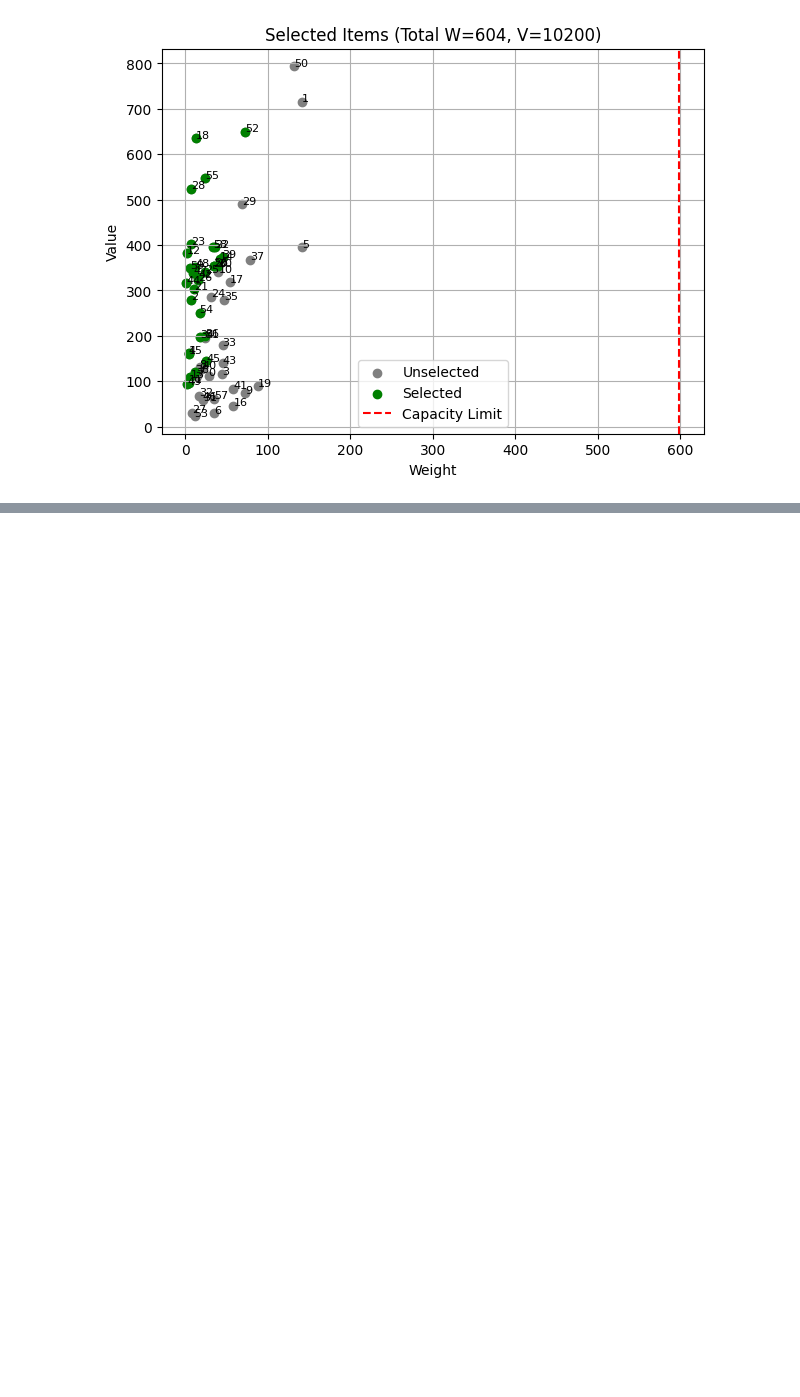
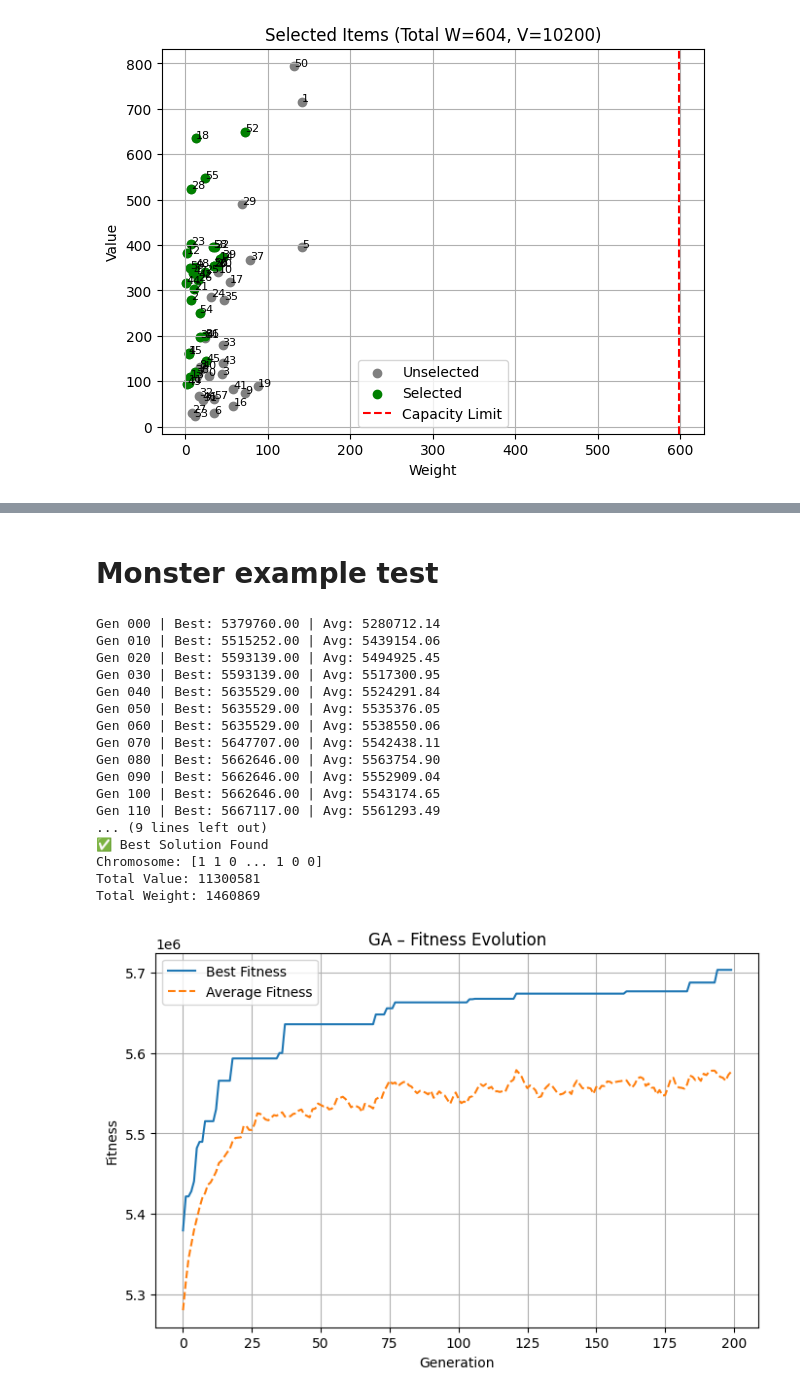
Before and after one commit to haarmeggido/evolutionary-knapsack-problem, a Jupyter notebook: src/Evolutionary_Algorithms_Knapsack_problem.ipynb, the cells around one changed output, grey strips where cells are left out. Cells and saved outputs as stored; diff of their text form; code cells hidden in the pictures; blank space fills up the shorter version.

Commit message:
functionalized dataset generation, created monster example xd

```diff
--- a/src/Evolutionary_Algorithms_Knapsack_problem.ipynb
+++ b/src/Evolutionary_Algorithms_Knapsack_problem.ipynb
@@ -292,0 +395,15 @@ Total Weight: 604
+# %%
+values_mon, weights_mon, capacity_mon, info = generate_knapsack_dataset(
+    n_items=100000,
+    capacity_ratio=0.3,
+    seed=42,
+    n_heavy=10000,
+    n_efficient=1000,
+    n_deceptive=1000
+)
+
+print(f"Items: {len(values_mon)}, Capacity: {capacity_mon}")
+print(f"Value range: {values_mon.min()}–{values_mon.max()}, Weight range: {weights_mon.min()}–{weights_mon.max()}")
+print("Heavy items:", info["heavy"])
+print("Efficient items:", info["efficient"])
+print("Deceptive items:", info["deceptive"])
@@ -292,0 +428,45 @@ Total Weight: 604
+# %% [markdown]
+# Monster example test
+# %%
+problem_adv = KnapsackProblem(values_mon, weights_mon, capacity_mon)
+
+# Configure GA hyperparameters
+ga = GeneticAlgorithm(
+    problem_adv,
+    pop_size=80,
+    generations=200,
+    crossover_rate=0.8,
+    mutation_rate=0.05,
+    elitism=True,
+    seed=42
+)
+
+best_ind, best_val, best_wt = ga.train(verbose=True)
+
+print("\n✅ Best Solution Found")
+print("Chromosome:", best_ind)
+print("Total Value:", best_val)
+print("Total Weight:", best_wt)
+
+# Visualization
+ga.plot_fitness()
+ga.plot_items()
+# %% [output]
+Gen 000 | Best: 5379760.00 | Avg: 5280712.14
+Gen 010 | Best: 5515252.00 | Avg: 5439154.06
+Gen 020 | Best: 5593139.00 | Avg: 5494925.45
+Gen 030 | Best: 5593139.00 | Avg: 5517300.95
+Gen 040 | Best: 5635529.00 | Avg: 5524291.84
+Gen 050 | Best: 5635529.00 | Avg: 5535376.05
+Gen 060 | Best: 5635529.00 | Avg: 5538550.06
+Gen 070 | Best: 5647707.00 | Avg: 5542438.11
+Gen 080 | Best: 5662646.00 | Avg: 5563754.90
+Gen 090 | Best: 5662646.00 | Avg: 5552909.04
+Gen 100 | Best: 5662646.00 | Avg: 5543174.65
+Gen 110 | Best: 5667117.00 | Avg: 5561293.49
+... (9 lines left out)
+✅ Best Solution Found
+Chromosome: [1 1 0 ... 1 0 0]
+Total Value: 11300581
+Total Weight: 1460869
+[figure, added]
```
Also changed, not shown: parts of 4 cells of this notebook.
